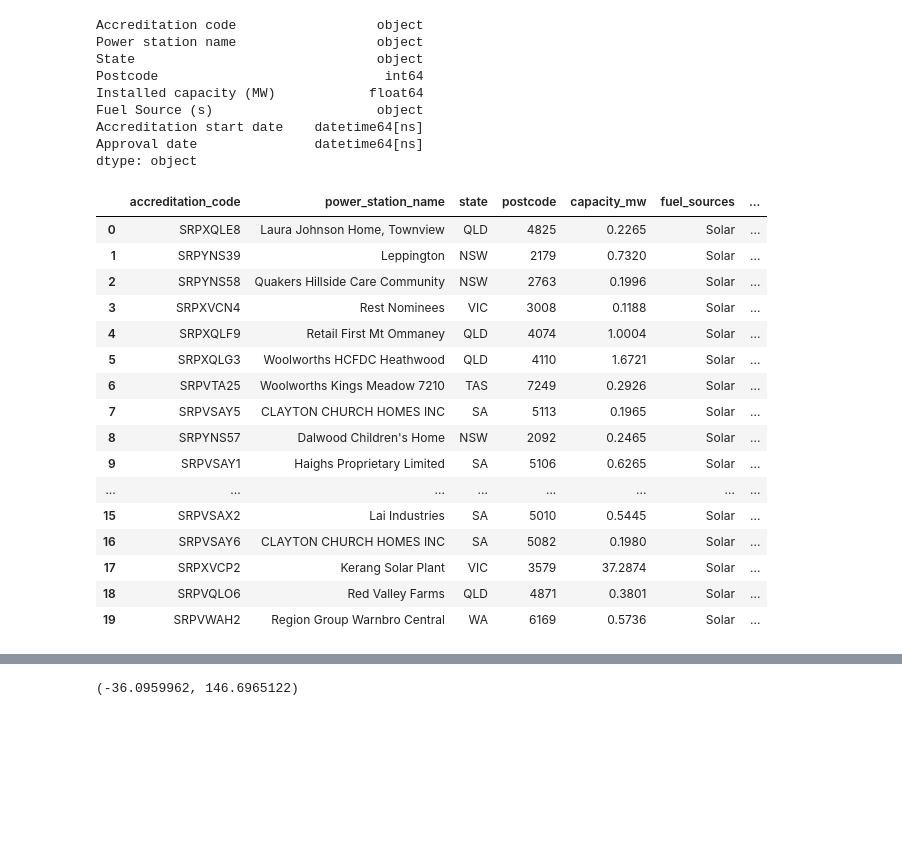
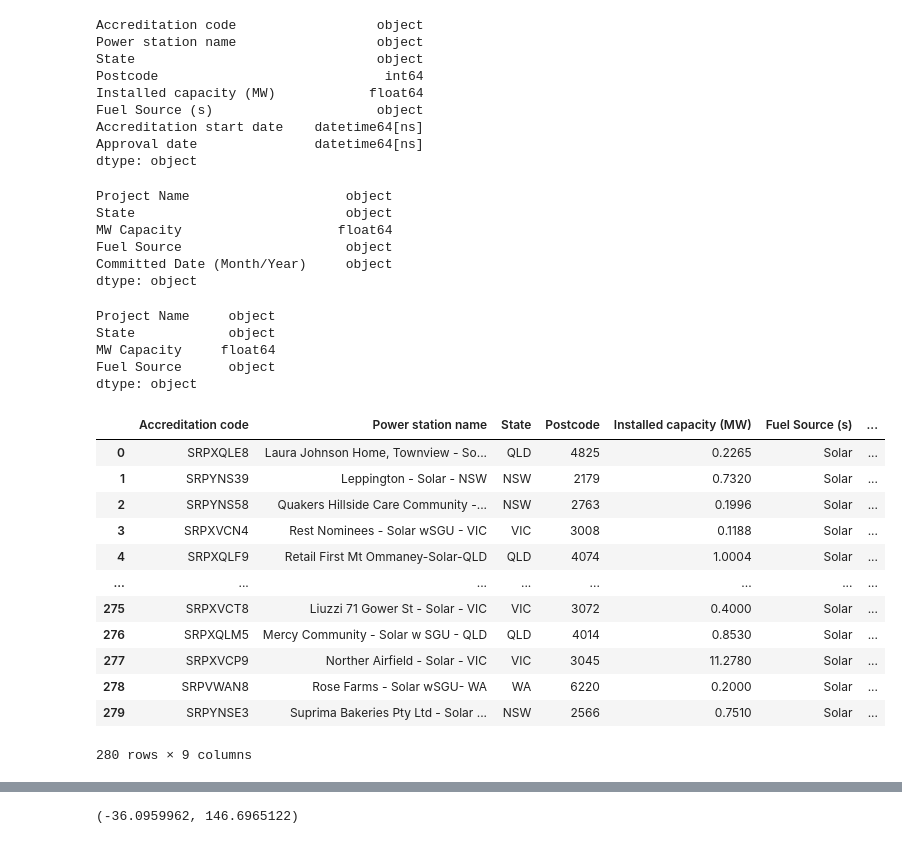
Before and after one commit to kerumixd/5339-Data-Engineering-Group-Porject, a Jupyter notebook: Assignment1.ipynb, the cells around one changed output, grey strips where cells are left out. Saved outputs shown, nothing was run; the diff lists cells and outputs as text; code cells hidden in the pictures; blank space fills up the shorter version.

Commit message:
source 3

```diff
--- a/Assignment1.ipynb
+++ b/Assignment1.ipynb
@@ -337,22 +332,35 @@ accredited_power_station_df.rename(columns={'Accreditation code': 'accreditation
+# %%
+committed_power_station_df.dtypes
+# %% [output]
+Project Name                    object
+State                           object
+MW Capacity                    float64
+Fuel Source                     object
+Committed Date (Month/Year)     object
+dtype: object
+# %%
+probable_power_station_df.dtypes
+# %% [output]
+Project Name     object
+State            object
+MW Capacity     float64
+Fuel Source      object
+dtype: object
 # %%
 conn.sql("drop table if exists accredited_power_stations")
 conn.sql("CREATE TABLE IF NOT EXISTS accredited_power_stations AS SELECT *, 'accredited' AS project_status FROM accredited_power_station_df")
-conn.sql("select * from accredited_power_stations").df().head(20)
+conn.sql("select * from accredited_power_stations").df()
 # %% [output]
-|  | accreditation_code | power_station_name | state | postcode | capacity_mw | fuel_sources | ... |
-| 0 | SRPXQLE8 | Laura Johnson Home, Townview | QLD | 4825 | 0.2265 | Solar | ... |
-| 1 | SRPYNS39 | Leppington | NSW | 2179 | 0.7320 | Solar | ... |
-| 2 | SRPYNS58 | Quakers Hillside Care Community | NSW | 2763 | 0.1996 | Solar | ... |
-| 3 | SRPXVCN4 | Rest Nominees | VIC | 3008 | 0.1188 | Solar | ... |
-| 4 | SRPXQLF9 | Retail First Mt Ommaney | QLD | 4074 | 1.0004 | Solar | ... |
-| 5 | SRPXQLG3 | Woolworths HCFDC Heathwood | QLD | 4110 | 1.6721 | Solar | ... |
-| 6 | SRPVTA25 | Woolworths Kings Meadow 7210 | TAS | 7249 | 0.2926 | Solar | ... |
-| 7 | SRPVSAY5 | CLAYTON CHURCH HOMES INC | SA | 5113 | 0.1965 | Solar | ... |
-| 8 | SRPYNS57 | Dalwood Children's Home | NSW | 2092 | 0.2465 | Solar | ... |
-| 9 | SRPVSAY1 | Haighs Proprietary Limited | SA | 5106 | 0.6265 | Solar | ... |
+|  | Accreditation code | Power station name | State | Postcode | Installed capacity (MW) | Fuel Source (s) | ... |
+| 0 | SRPXQLE8 | Laura Johnson Home, Townview - So... | QLD | 4825 | 0.2265 | Solar | ... |
+| 1 | SRPYNS39 | Leppington - Solar - NSW | NSW | 2179 | 0.7320 | Solar | ... |
+| 2 | SRPYNS58 | Quakers Hillside Care Community -... | NSW | 2763 | 0.1996 | Solar | ... |
+| 3 | SRPXVCN4 | Rest Nominees - Solar wSGU - VIC | VIC | 3008 | 0.1188 | Solar | ... |
+| 4 | SRPXQLF9 | Retail First Mt Ommaney-Solar-QLD | QLD | 4074 | 1.0004 | Solar | ... |
 | ... | ... | ... | ... | ... | ... | ... | ... |
-| 15 | SRPVSAX2 | Lai Industries | SA | 5010 | 0.5445 | Solar | ... |
-| 16 | SRPVSAY6 | CLAYTON CHURCH HOMES INC | SA | 5082 | 0.1980 | Solar | ... |
-| 17 | SRPXVCP2 | Kerang Solar Plant | VIC | 3579 | 37.2874 | Solar | ... |
-| 18 | SRPVQLO6 | Red Valley Farms | QLD | 4871 | 0.3801 | Solar | ... |
-| 19 | SRPVWAH2 | Region Group Warnbro Central | WA | 6169 | 0.5736 | Solar | ... |
+| 275 | SRPXVCT8 | Liuzzi 71 Gower St - Solar - VIC | VIC | 3072 | 0.4000 | Solar | ... |
+| 276 | SRPXQLM5 | Mercy Community - Solar w SGU - QLD | QLD | 4014 | 0.8530 | Solar | ... |
+| 277 | SRPXVCP9 | Norther Airfield - Solar - VIC | VIC | 3045 | 11.2780 | Solar | ... |
+| 278 | SRPVWAN8 | Rose Farms - Solar wSGU- WA | WA | 6220 | 0.2000 | Solar | ... |
+| 279 | SRPYNSE3 | Suprima Bakeries Pty Ltd - Solar ... | NSW | 2566 | 0.7510 | Solar | ... |
+280 rows × 9 columns
```
Also changed, not shown: parts of 28 cells of this notebook, 3 other files.
